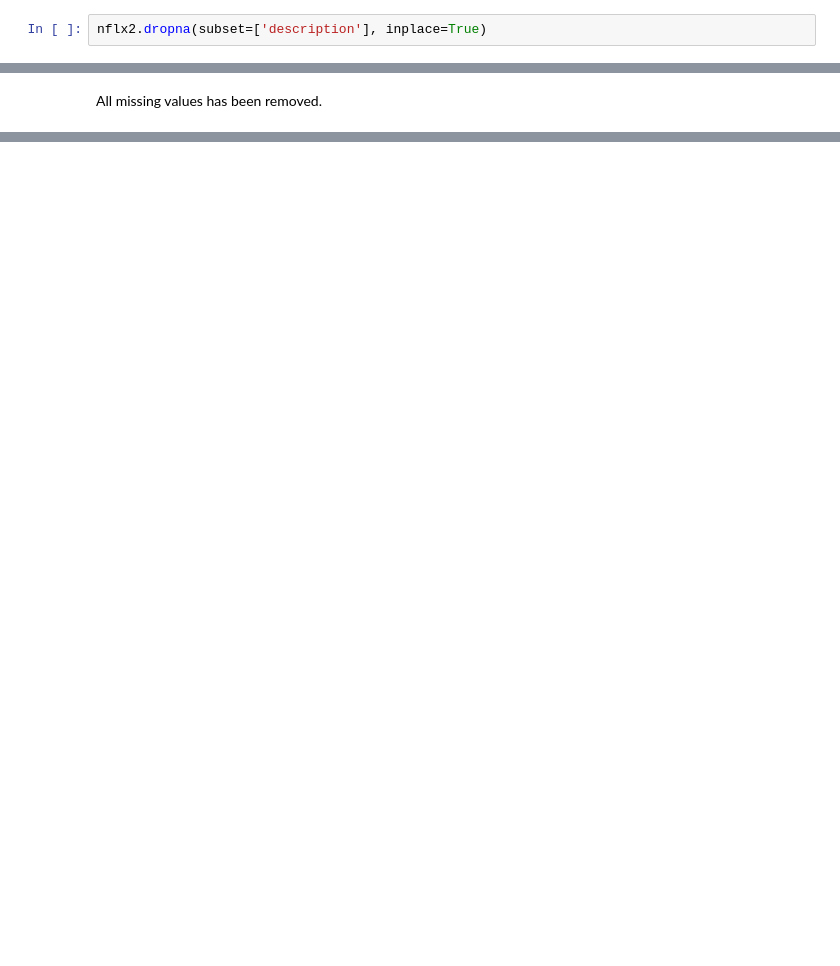
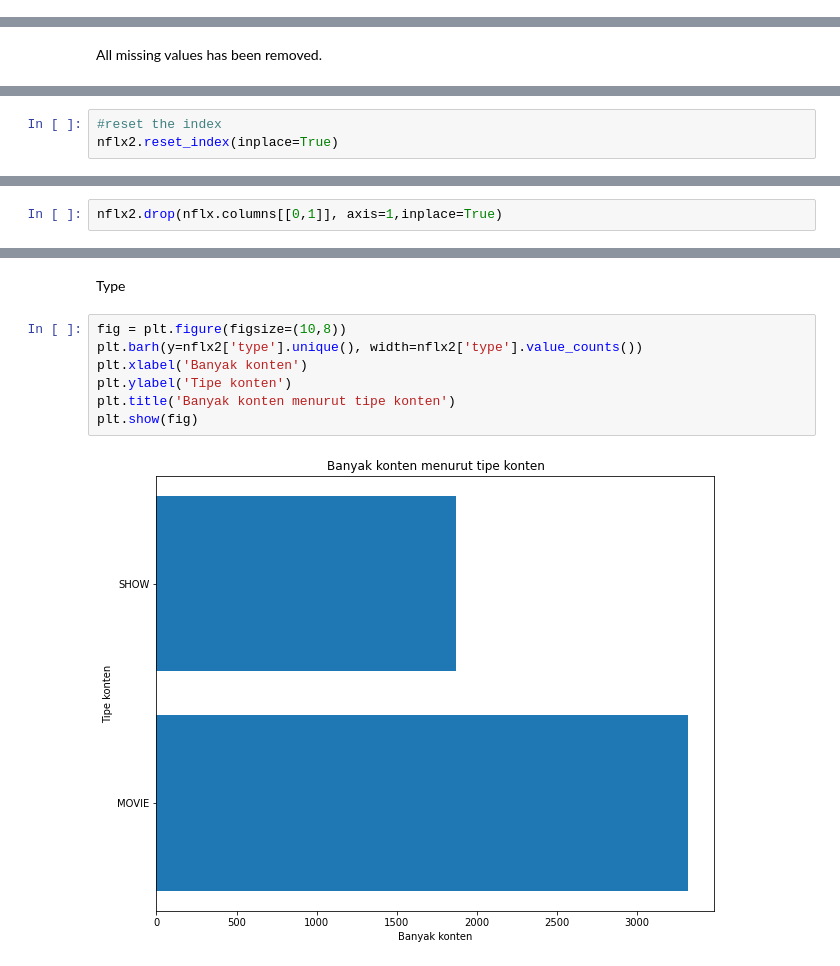
Before and after one commit to julam9/Capstone_project_tetris, a Jupyter notebook: data cleaning & exploration.ipynb, the cells around one changed output, grey strips where cells are left out. Cells and saved outputs as stored; diff of their text form; blank space fills up the shorter version.

```diff
--- a/data cleaning & exploration.ipynb
+++ b/data cleaning & exploration.ipynb
@@ -108,4 +112,2 @@ Since few data with missing description, the data will be removed
-# %%
-nflx2.dropna(subset=['description'], inplace=True)
 # %% [markdown]
 Age certification
@@ -181,0 +236,3 @@ nflx2.head()
+# %%
+#reset the index
+nflx2.reset_index(inplace=True)
@@ -182,2 +241,4 @@ nflx2.head()
+# %%
+nflx2.drop(nflx.columns[[0,1]], axis=1,inplace=True)
 # %%
 #save new file to a csv file
@@ -184,0 +266,11 @@ nflx2.head()
+# %% [markdown]
+Type
+# %%
+fig = plt.figure(figsize=(10,8))
+plt.barh(y=nflx2['type'].unique(), width=nflx2['type'].value_counts())
+plt.xlabel('Banyak konten')
+plt.ylabel('Tipe konten')
+plt.title('Banyak konten menurut tipe konten')
+plt.show(fig)
+# %% [output]
+[figure, added]
```
Also changed, not shown: parts of 53 cells of this notebook.
